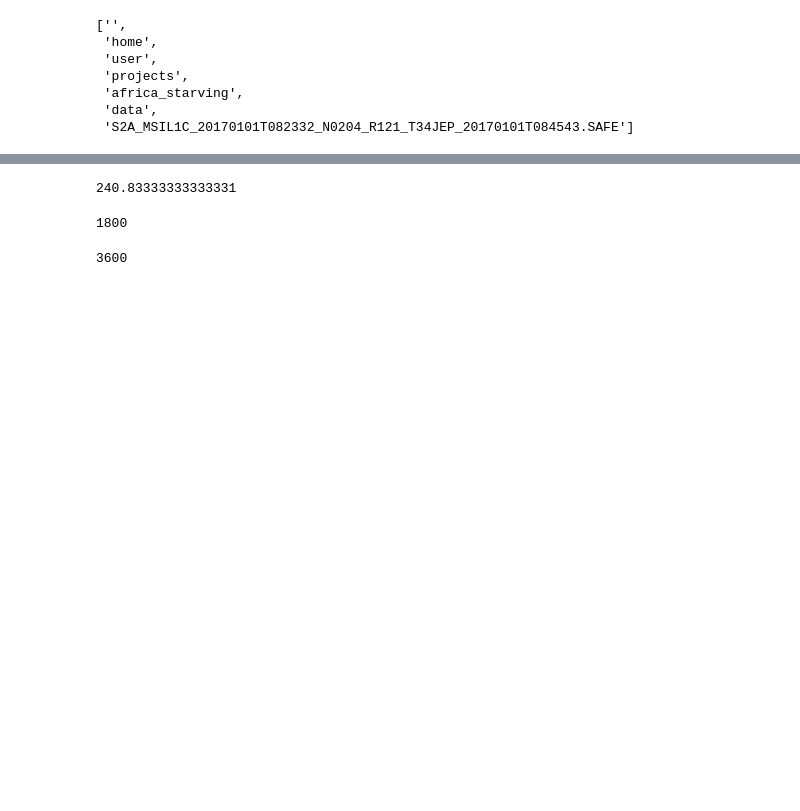
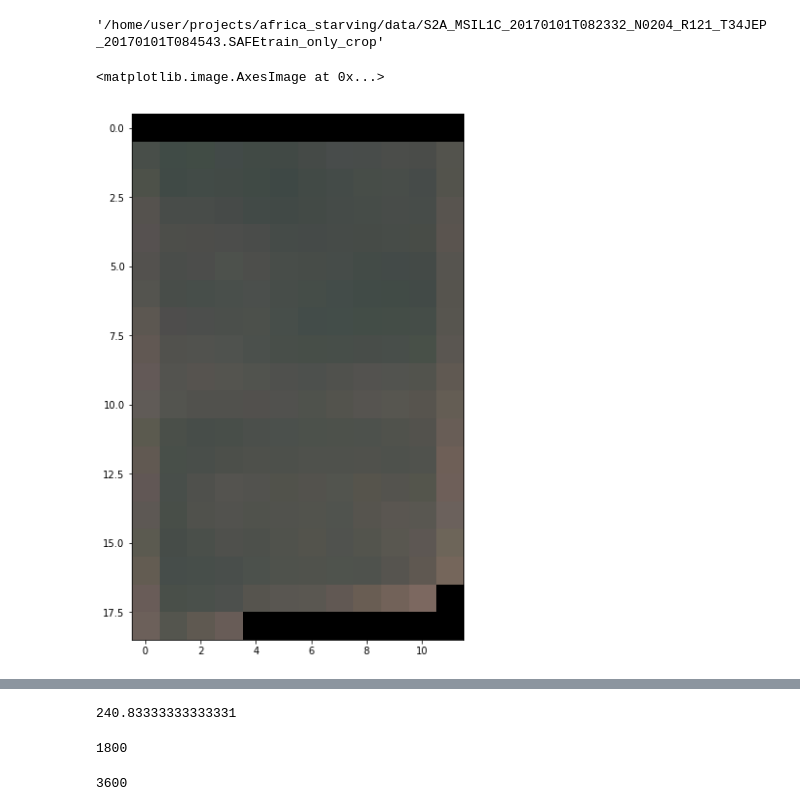
Before and after one commit to Justdjent/crop_field_classification, a Jupyter notebook: notebook/prepare_data.ipynb, the cells around one changed output, grey strips where cells are left out. Drawn from its saved outputs; the diff is of its cells as text; code cells hidden in the pictures; blank space fills up the shorter version.

```diff
--- a/notebook/prepare_data.ipynb
+++ b/notebook/prepare_data.ipynb
@@ -46,17 +49,13 @@ norm_dict ={
 # %%
 train_df = gpd.read_file("/home/user/projects/africa_starving/data/train/train/train_repr.geojson")
 # %%
-raster_path = "/home/user/projects/africa_starving/data/S2A_MSIL1C_20170101T082332_N0204_R121_T34JEP_20170101T084543.SAFE/GRANULE/L1C_T34JEP_A007983_20170101T084543/IMG_DATA/T34JEP_20170101T082332_B08.jp2"
+raster_path = "/home/user/projects/africa_starving/data/S2A_MSIL1C_20170101T082332_N0204_R121_T34JEP_20170101T084543.SAFE/GRANULE/L1C_T34JEP_A007983_20170101T084543/IMG_DATA/T34JEP_20170101T082332_TCI.jp2"
 # %%
-save_path = raster_path.split("/")[:7] + 'train_only_crop'
+save_path = "/".join(raster_path.split("/")[:7]) + 'train_only_crop'
-# %% [output]
-['',
- 'home',
- 'user',
- 'projects',
- 'africa_starving',
- 'data',
- 'S2A_MSIL1C_20170101T082332_N0204_R121_T34JEP_20170101T084543.SAFE']
+# %%
+save_path
+# %% [output]
+'/home/user/projects/africa_starving/data/S2A_MSIL1C_20170101T082332_N0204_R121_T34JEP_20170101T084543.SAFEtrain_only_crop'
 # %%
 src = rasterio.open(raster_path, 'r')
 for num, row in train_df.iterrows():
@@ -71,3 +70,5 @@ for num, row in train_df.iterrows():
 #                         "width": masked_image.shape[2],
 #                         "transform": out_transform})
     break
+# %%
+img_to_test = rasterio.plot.reshape_as_image(masked_image)
@@ -73,0 +77,6 @@ for num, row in train_df.iterrows():
+# %%
+plt.figure(figsize=(15,10))
+plt.imshow(img_to_test)
+# %% [output]
+<matplotlib.image.AxesImage at 0x...>
+[figure, added]
```
Also changed, not shown: parts of 17 cells of this notebook, 2 other files.
